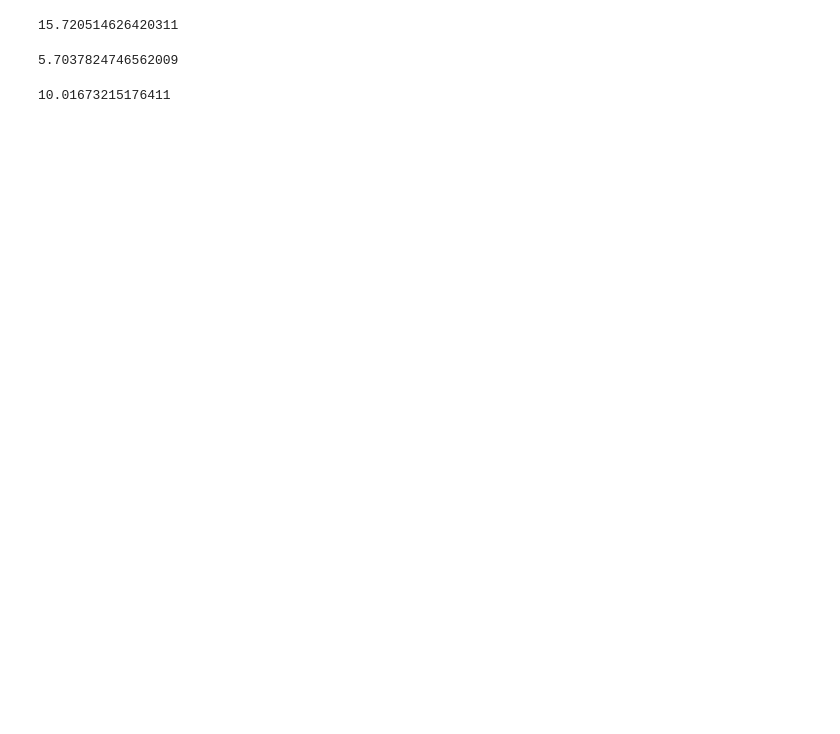
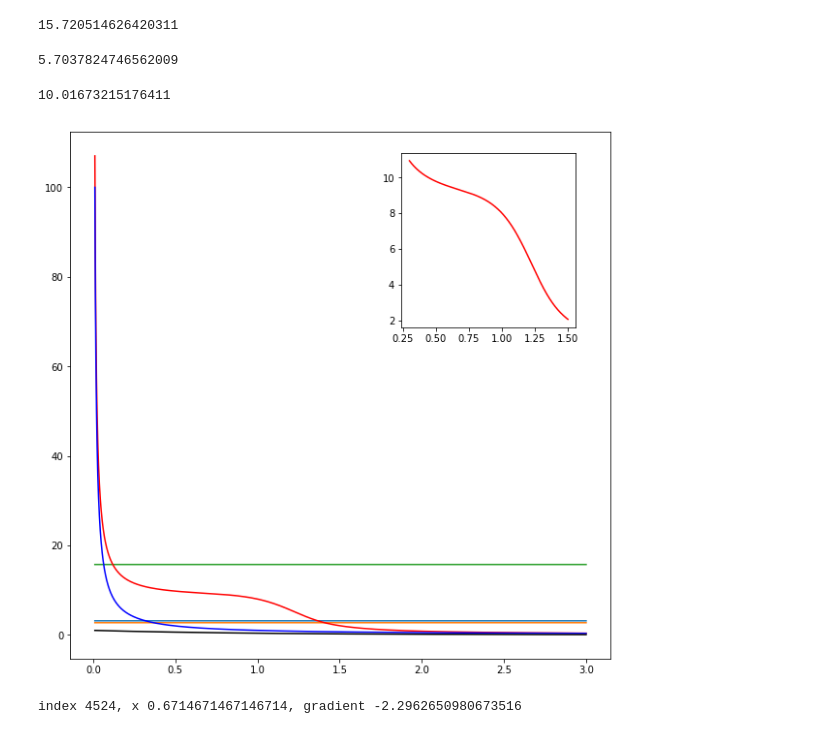
Before and after one commit to Xpitfire/deep-learning, a Jupyter notebook: experiments/Number_Theory.ipynb, the cells around one changed output. Saved outputs shown, nothing was run; the diff lists cells and outputs as text; code cells hidden in the pictures; blank space fills up the shorter version.

```diff
--- a/experiments/Number_Theory.ipynb
+++ b/experiments/Number_Theory.ipynb
@@ -16,15 +16,13 @@ def print_results(bases, results):
 min_range = 0.01
 max_range = 3
 steps = 10000
-
-upper_bound_exp_precision = 8
 
 # experiment results
 base_list = np.linspace(min_range, max_range, steps, endpoint=True)
 base_result = []
 
 for b in base_list:
-    base_result.append(factoral_sum(b, upper_bound_exp_precision))
+    base_result.append(factoral_sum(b))
 
 print_results(base_list, base_result)
 # %% [output]
@@ -47,9 +45,11 @@ Base 2.6447524752475244 => 0.45558309347165127
 Ba
 # %%
 # exp results:
-exp_result = []
+f1_over_e_power_x_result = []
+f1_over_x_result = []
 for b in base_list:
-    exp_result.append(1/b)
+    f1_over_x_result.append(1/b)
+    f1_over_e_power_x_result.append(1/(np.e**b))
 
 pi_list = np.full((steps), np.pi)
 exp_list = np.full((steps), np.e)
@@ -70,12 +60,13 @@ def f_x_base_integral(x0, xn, steps):
     width = (xn-x0)/double_precision_step
     x_cur = x0
     for s in range(double_precision_step):
-        height = factoral_sum(x_cur, upper_bound_exp_precision)
+        height = factoral_sum(x_cur)
         sum += (width*height)
         x_cur += width
     return sum
 # %%
 f_x_base_area = f_x_base_integral(min_range, max_range, steps)
+f_x_base_area_list = np.full((steps), f_x_base_area)
 f_x_base_area
 # %% [output]
 15.720514626420311
@@ -91,3 +82,23 @@ f_x_area
 (f_x_base_area - f_x_area)
 # %% [output]
 10.01673215176411
+# %%
+plt.figure(figsize=(10,10))
+
+plt.plot(base_list, pi_list)
+plt.plot(base_list, exp_list)
+plt.plot(base_list, f_x_base_area_list)
+plt.plot(base_list, base_result, c='r')
+plt.plot(base_list, f1_over_x_result, c='b')
+plt.plot(base_list, f1_over_e_power_x_result, c='k')
+
+X_detail = np.linspace(0.3, 1.5, 1000)
+Y_detail = factoral_sum(X_detail, upper_bound_exp_precision)
+ # location for the zoomed portion
+sub_axes = plt.axes([.6, .6, .25, .25])
+# plot the zoomed portion
+sub_axes.plot(X_detail, Y_detail, c='r')
+
+plt.show()
+# %% [output]
+[figure, added]
@@ -93,0 +108,14 @@ f_x_area
+# %%
+h = 0.0000001
+base_list_range = np.linspace(0.4, 1, 10000, endpoint=True)
+base_list_result_range = []
+base_list_gradients = []
+for x in base_list_range:
+    base_list_result_range.append(factoral_sum(x))
+    base_list_gradients.append(gradient(x, h))
+
+min_gradient = np.argmax(base_list_gradients)
+min_gradient_base = base_list_range[min_gradient]
+print('index {}, x {}, gradient {}'.format(min_gradient, base_list_range[min_gradient], base_list_gradients[min_gradient]))
+# %% [output]
+index 4524, x 0.6714671467146714, gradient -2.2962650980673516
```
Also changed, not shown: parts of 6 cells of this notebook.
